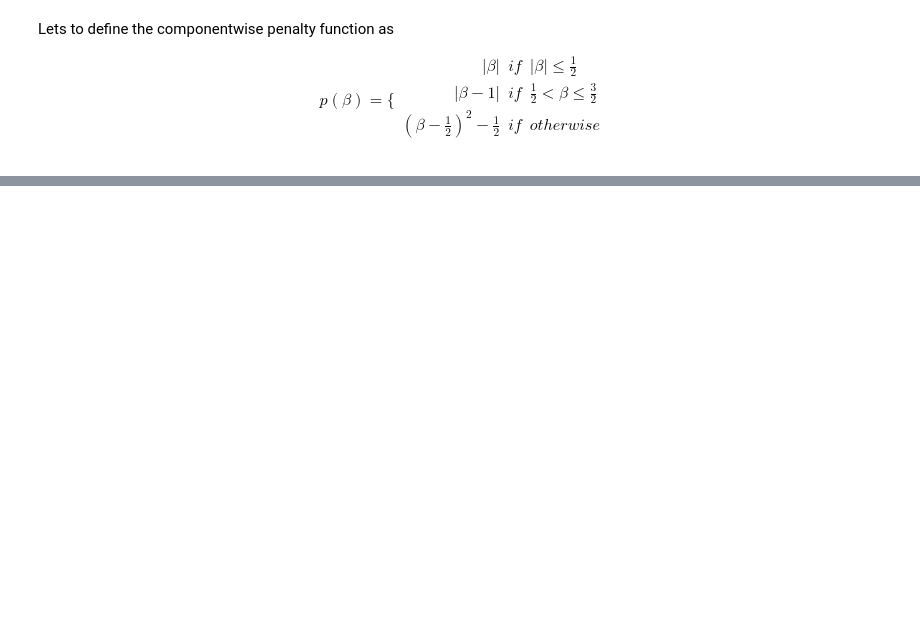
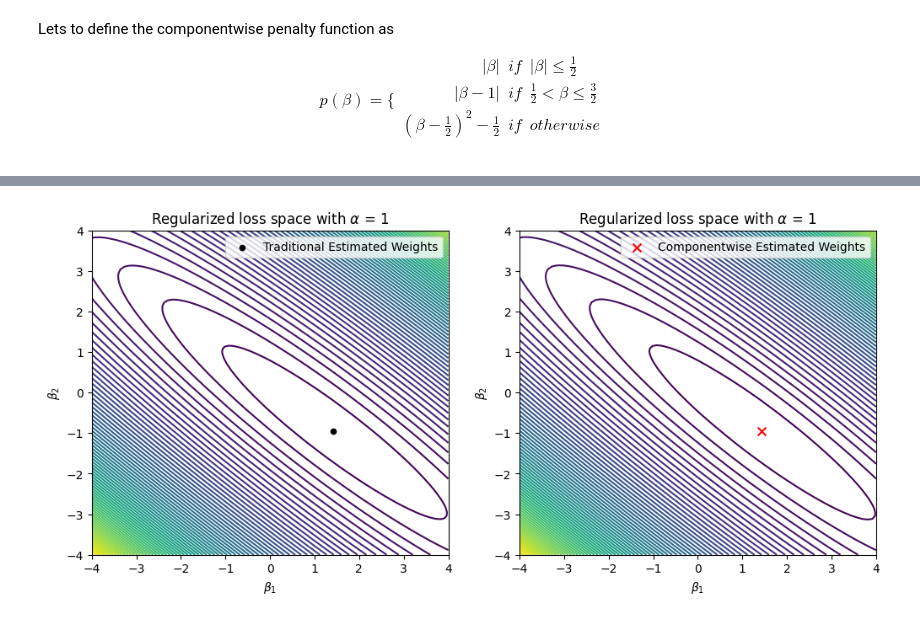
Before and after one commit to shahrzaddii/https---github.com-shahrzaddii-Sparsity, a Jupyter notebook: sparsity.ipynb, the cells around one changed output, grey strips where cells are left out. Saved outputs shown, nothing was run; the diff lists cells and outputs as text; code cells hidden in the pictures; blank space fills up the shorter version.

```diff
--- a/sparsity.ipynb
+++ b/sparsity.ipynb
@@ -401,0 +486,30 @@ ValueError: cannot reshape array of size 2 into shape (6)
+# %%
+# To define the estimation space of beta
+_beta1 = np.meshgrid(np.linspace(-4, 4, 100), np.linspace(-4, 4, 100))[0]
+_beta2 = np.meshgrid(np.linspace(-4, 4, 100), np.linspace(-4, 4, 100))[1]
+_beta = np.dstack((_beta1, _beta2))
+_beta = np.reshape(_beta, (-1,2))
+
+a = 1
+trad_estim = minimizer(sparsed_regularised_error,a, x=x, y=y, d=2)
+compwise_estim = minimizer(regularised_error,a, x=x, y=y, d=2)
+
+from matplotlib import pyplot as plt
+
+fig, axs = plt.subplots(1, 2, figsize=(12, 5))
+
+axs[0].contour(_beta[:, 0].reshape(100, 100), _beta[:, 1].reshape(100, 100), np.asarray(regularised_error(_beta, a, x, y, p)).reshape(100, 100), levels=100)
+axs[0].scatter(trad_estim[0], trad_estim[1], marker='o', color='black', label='Traditional Estimated Weights', s=20)
+axs[0].set_xlabel('$\\beta_1$')
+axs[0].set_ylabel('$\\beta_2$')
+axs[0].legend()
+axs[0].title.set_text('Regularized loss space with $\\alpha$ = '+ str(a))
+
+axs[1].contour(_beta[:, 0].reshape(100, 100), _beta[:, 1].reshape(100, 100), np.asarray(sparsed_regularised_error(_beta, a, x, y, p)).reshape(100, 100), levels=100)
+axs[1].scatter(compwise_estim[0], compwise_estim[1], marker='x', color='red', label='Componentwise Estimated Weights', s=50)
+axs[1].set_xlabel('$\\beta_1$')
+axs[1].set_ylabel('$\\beta_2$')
+axs[1].legend()
+axs[1].title.set_text('Regularized loss space with $\\alpha$ = '+ str(a))
+# %% [output]
+[figure, added]
```
Also changed, not shown: parts of 13 cells of this notebook.
